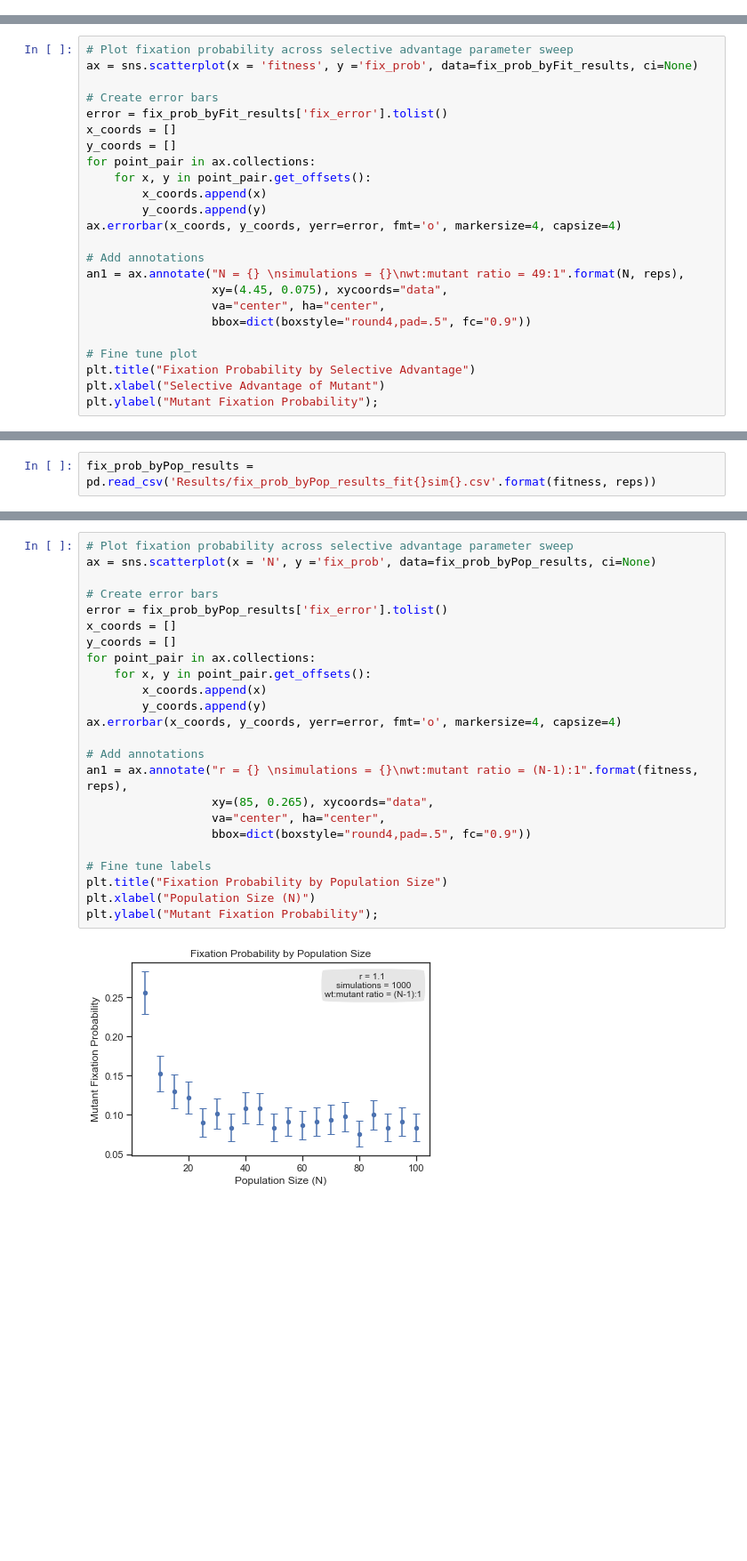
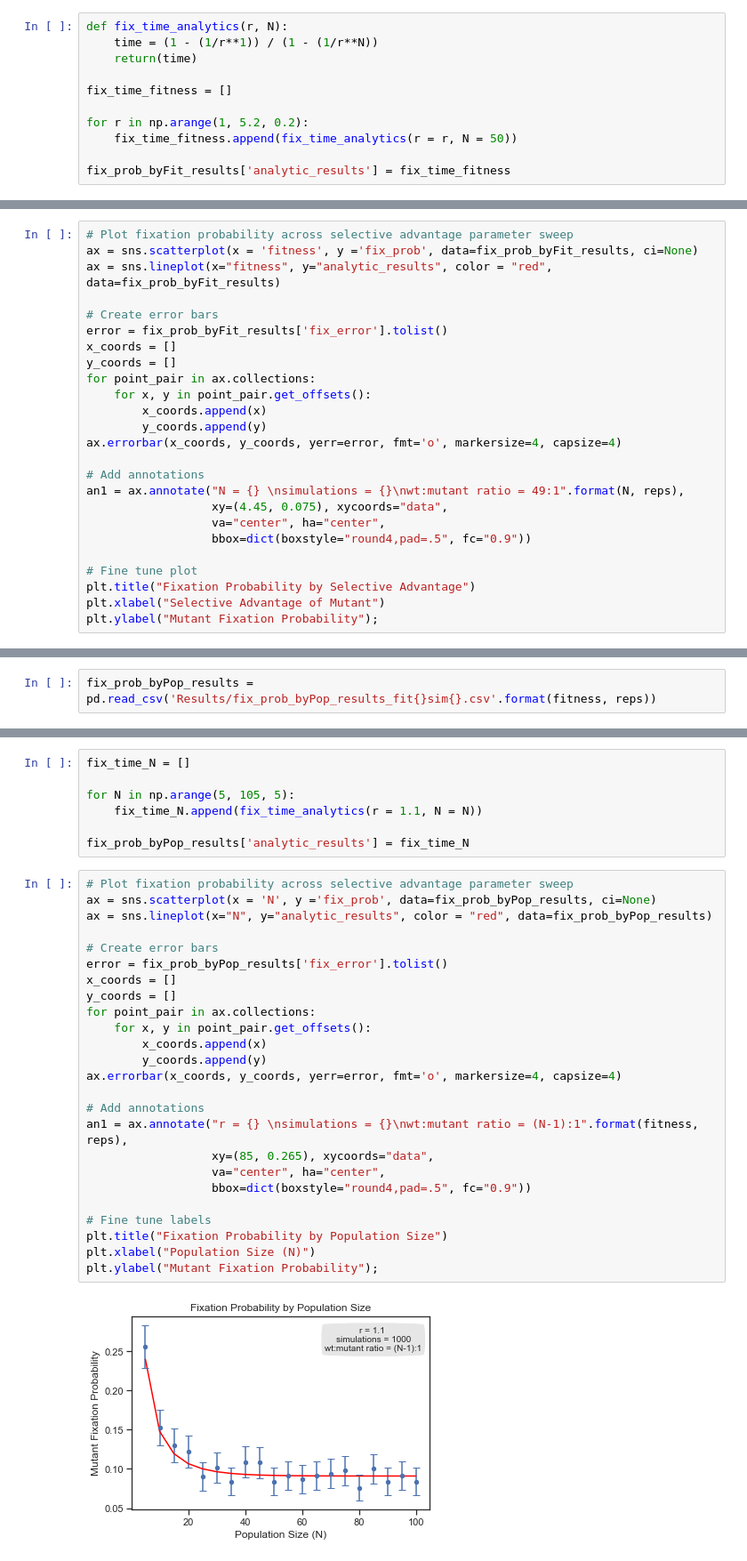
Before and after one commit to jessicascarborough/stochastic-modeling, a Jupyter notebook: stochastic_modeling.ipynb, the cells around one changed output, grey strips where cells are left out. Shown: that part at 89% size. Cells and saved outputs as stored; diff of their text form; blank space fills up the shorter version.

```diff
--- a/stochastic_modeling.ipynb
+++ b/stochastic_modeling.ipynb
@@ -360,0 +534,11 @@ fix_prob_byFit_results.tail()
+# %%
+def fix_time_analytics(r, N):
+    time = (1 - (1/r**1)) / (1 - (1/r**N))
+    return(time)
+
+fix_time_fitness = []
+
+for r in np.arange(1, 5.2, 0.2):
+    fix_time_fitness.append(fix_time_analytics(r = r, N = 50))
+
+fix_prob_byFit_results['analytic_results'] = fix_time_fitness
@@ -361,6 +554,7 @@ fix_prob_byFit_results.tail()
 # %%
 # Plot fixation probability across selective advantage parameter sweep
 ax = sns.scatterplot(x = 'fitness', y ='fix_prob', data=fix_prob_byFit_results, ci=None)
+ax = sns.lineplot(x="fitness", y="analytic_results", color = "red", data=fix_prob_byFit_results)
 
 # Create error bars
 error = fix_prob_byFit_results['fix_error'].tolist()
@@ -432,26 +634,34 @@ fix_prob_byPop_results.tail()
+# %%
+fix_time_N = []
+
+for N in np.arange(5, 105, 5):
+    fix_time_N.append(fix_time_analytics(r = 1.1, N = N))
+
+fix_prob_byPop_results['analytic_results'] = fix_time_N
 # %%
 # Plot fixation probability across selective advantage parameter sweep
 ax = sns.scatterplot(x = 'N', y ='fix_prob', data=fix_prob_byPop_results, ci=None)
+ax = sns.lineplot(x="N", y="analytic_results", color = "red", data=fix_prob_byPop_results)
 
 # Create error bars
 error = fix_prob_byPop_results['fix_error'].tolist()
 x_coords = []
 y_coords = []
 for point_pair in ax.collections:
     for x, y in point_pair.get_offsets():
         x_coords.append(x)
         y_coords.append(y)
 ax.errorbar(x_coords, y_coords, yerr=error, fmt='o', markersize=4, capsize=4)
 
 # Add annotations
 an1 = ax.annotate("r = {} \nsimulations = {}\nwt:mutant ratio = (N-1):1".format(fitness, reps),
                   xy=(85, 0.265), xycoords="data",
                   va="center", ha="center",
                   bbox=dict(boxstyle="round4,pad=.5", fc="0.9"))
 
 # Fine tune labels
 plt.title("Fixation Probability by Population Size")
 plt.xlabel("Population Size (N)")
 plt.ylabel("Mutant Fixation Probability");
 # %% [output]
-[figure, old version]
+[figure, new version]
```
Also changed, not shown: parts of 49 cells of this notebook.
